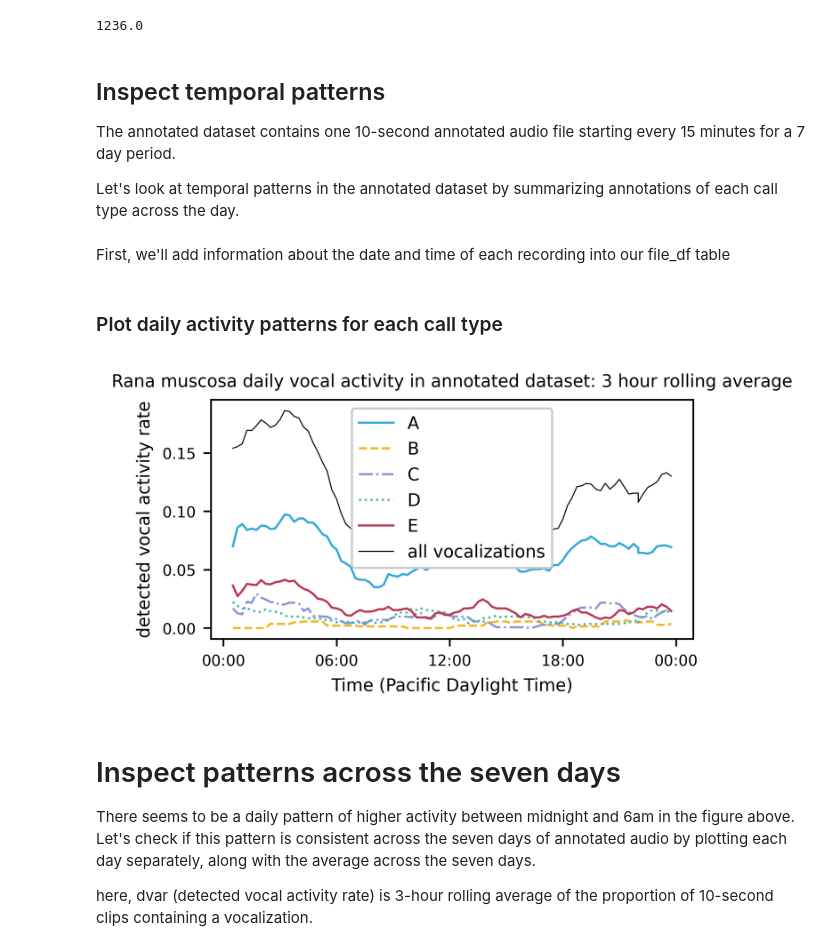
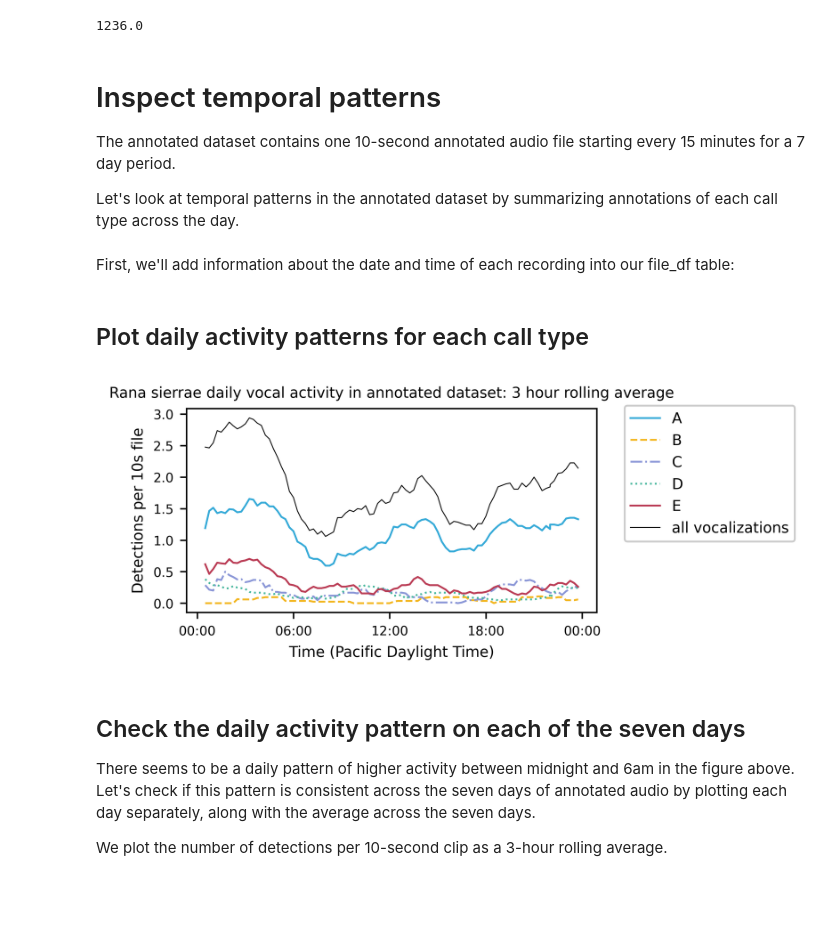
Before and after one commit to kitzeslab/rana-sierrae-cnn, a Jupyter notebook: 01_explore_annotated_data.ipynb, the cells around one changed output. Cells and saved outputs as stored; diff of their text form; code cells hidden in the pictures; blank space fills up the shorter version.

```diff
--- a/01_explore_annotated_data.ipynb
+++ b/01_explore_annotated_data.ipynb
@@ -200,13 +200,13 @@ file_df[call_types].sum().sum()
 # %% [output]
 1236.0
 # %% [markdown]
-## Inspect temporal patterns
+# Inspect temporal patterns
 
 The annotated dataset contains one 10-second annotated audio file starting every 15 minutes for a 7 day period.
 
 Let's look at temporal patterns in the annotated dataset by summarizing annotations of each call type across the day.
 # %% [markdown]
-First, we'll add information about the date and time of each recording into our file_df table
+First, we'll add information about the date and time of each recording into our file_df table:
 # %%
 from opensoundscape.audiomoth import audiomoth_start_time
 import pytz
@@ -225,47 +225,42 @@ file_df['date']=[audiomoth_start_time(strp_name(f)).astimezone(tz).date() for f
 file_df['time']=[audiomoth_start_time(strp_name(f)).astimezone(tz).time() for f in file_df.audio]
 file_df['dt']=[audiomoth_start_time(strp_name(f)).astimezone(tz) for f in file_df.audio]
 # %% [markdown]
-### Plot daily activity patterns for each call type
+## Plot daily activity patterns for each call type
 # %%
 plt.figure(figsize=(4,2))
 
-# Detected Vocal Activity Rate: fraction of clips per time period containing a vocalization
-# divide # annotations by 17 because there are 17 2-second clips per 10 seconds;
-# and by 7 (one clip at each time of day for 7 consecutive days)
-dvar = file_df.groupby('time').sum()/7 / 17
+# detections: number of clips per time period containing a vocalization
+detections = file_df.groupby('time')[call_types].mean()
 
-#plot a line for each call type: dvar vs time of day
-x_axis = [datetime.combine(datetime.today(),t) for t in dvar.index]
+#plot a line for each call type: detections vs time of day
+x_axis = [datetime.combine(datetime.today(),t) for t in detections.index]
 for call_type in call_types: #leave out the "X" label, which is for unknowns
     # plt.scatter(x_axis,activity[call_type],label=call_type,alpha=0.3,linewidths=0,s=4)
-    plt.plot(x_axis,dvar[call_type].rolling(12,min_periods=3).mean(),label=call_type,linewidth=1)
+    plt.plot(x_axis,detections[call_type].rolling(12,min_periods=3).mean(),label=call_type,linewidth=1)
 
 # plot a line for any call type
-plt.plot(x_axis,dvar.sum(axis=1).rolling(12,min_periods=3).mean(),label='all vocalizations',c='black')
+plt.plot(x_axis,detections.sum(axis=1).rolling(12,min_periods=3).mean(),label='all vocalizations',c='black')
 
 # PLOTTING SETTINGS
 ax = plt.gca()
 #reformat x ticks to time
 ax.xaxis.set_major_formatter(matplotlib.dates.DateFormatter('%H:%M'))
 # use less axis labels
 ax.xaxis.set_major_locator(plt.MaxNLocator(5))
 ax.legend()
 ax.set_xlabel('Time (Pacific Daylight Time)')
-ax.set_ylabel('detected vocal activity rate')
-# ax.set_ylim(0,0.025)
-
-# plt.xticks(rotation=90)
-plt.legend()
-plt.title("Rana muscosa daily vocal activity in annotated dataset: 3 hour rolling average")
+ax.set_ylabel('Detections per 10s file')
+plt.legend(bbox_to_anchor=(1.05, 1.05))
+plt.title("Rana sierrae daily vocal activity in annotated dataset: 3 hour rolling average")
 
 plt.savefig('./figures/daily_patterns_by_call_type_annotated.pdf')
 plt.show()
 # %% [output]
-[figure, old version]
+[figure, new version]
 # %% [markdown]
-# Inspect patterns across the seven days
+## Check the daily activity pattern on each of the seven days
 
 There seems to be a daily pattern of higher activity between midnight and 6am in the figure above. Let's check if this pattern is consistent across the seven days of annotated audio by plotting each day separately, along with the average across the seven days.
 
-here, dvar (detected vocal activity rate) is 3-hour rolling average of the proportion of 10-second clips containing a vocalization.
+We plot the number of detections per 10-second clip as a 3-hour rolling average.
 # %%
```
Also changed, not shown: parts of 9 cells of this notebook, 48 other files.
